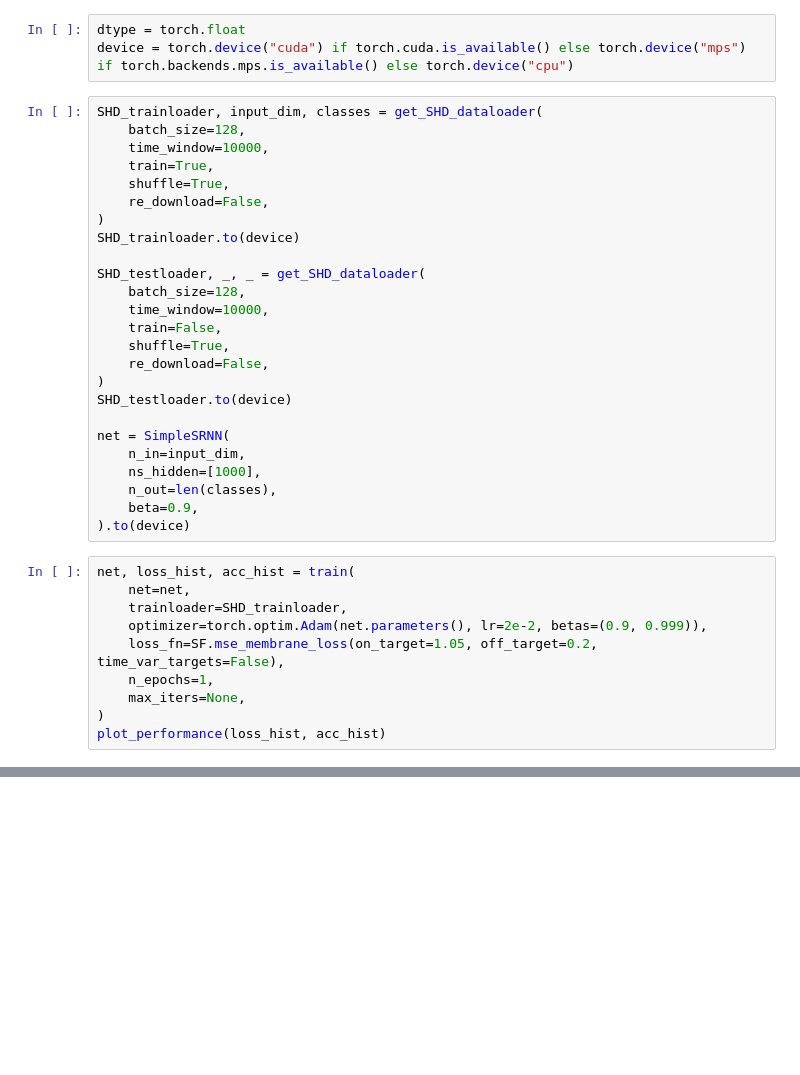
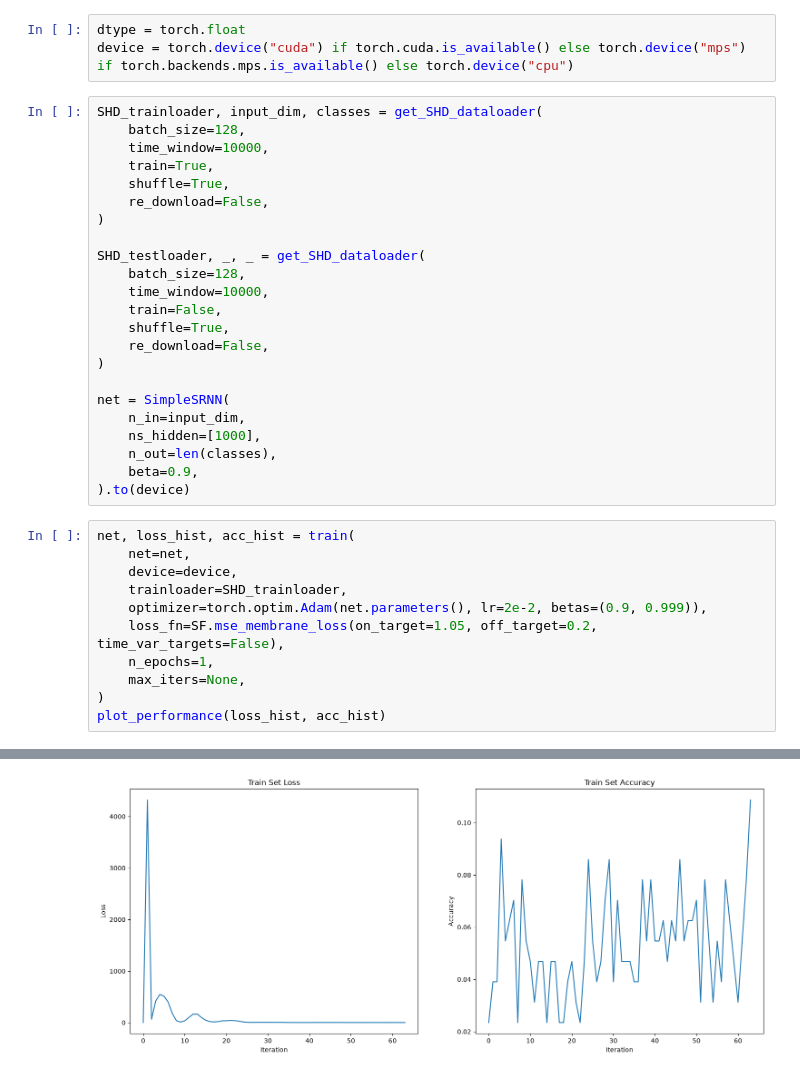
Before and after one commit to Emiel-Nagel/Thesis-Code, a Jupyter notebook: tryouts/first_srnn.ipynb, the cells around one changed output, grey strips where cells are left out. Cells and saved outputs as stored; diff of their text form; blank space fills up the shorter version.

```diff
--- a/tryouts/first_srnn.ipynb
+++ b/tryouts/first_srnn.ipynb
@@ -18,7 +16,6 @@ SHD_trainloader, input_dim, classes = get_SHD_dataloader(
     shuffle=True,
     re_download=False,
 )
-SHD_trainloader.to(device)
 
 SHD_testloader, _, _ = get_SHD_dataloader(
     batch_size=128,
@@ -27,7 +24,6 @@ SHD_testloader, _, _ = get_SHD_dataloader(
     shuffle=True,
     re_download=False,
 )
-SHD_testloader.to(device)
 
 net = SimpleSRNN(
     n_in=input_dim,
@@ -38,6 +34,7 @@ net = SimpleSRNN(
 # %%
 net, loss_hist, acc_hist = train(
     net=net,
+    device=device,
     trainloader=SHD_trainloader,
     optimizer=torch.optim.Adam(net.parameters(), lr=2e-2, betas=(0.9, 0.999)),
     loss_fn=SF.mse_membrane_loss(on_target=1.05, off_target=0.2, time_var_targets=False),
@@ -45,3 +42,4 @@ net, loss_hist, acc_hist = train(
     max_iters=None,
 )
 plot_performance(loss_hist, acc_hist)
+# %% [output]
@@ -48,3 +49,4 @@ plot_performance(loss_hist, acc_hist)
+[figure, added]
 # %%
 accuracy = test(
     net=net,
```
Also changed, not shown: parts of 3 cells of this notebook, 2 other files.
